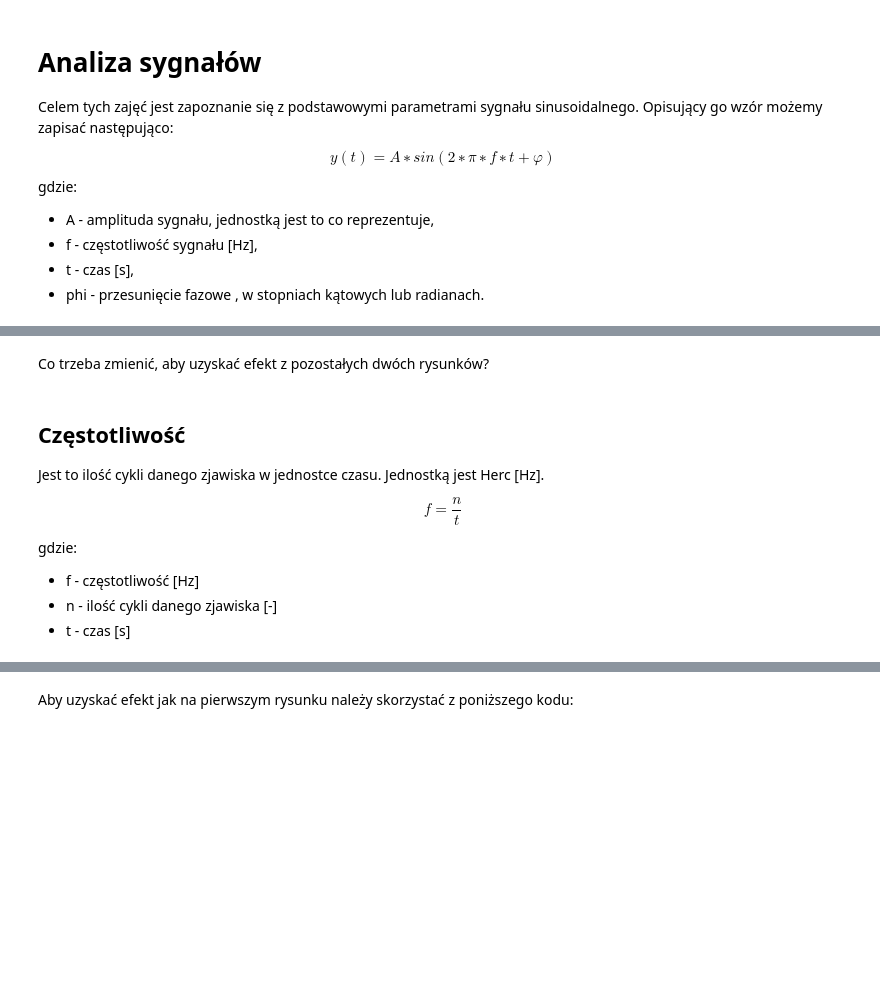
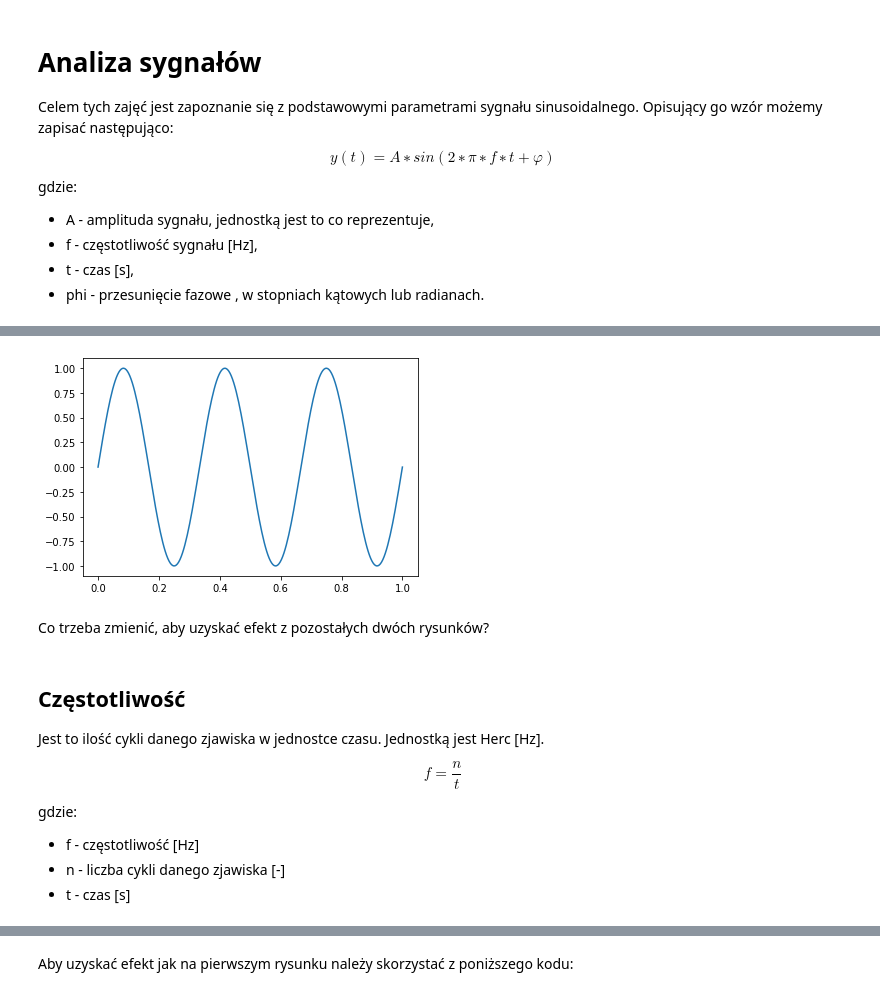
Before and after one commit to jvlkafl/kogni-HCI-sem3, a Jupyter notebook: 03_04_analiza_sygnalow/01_Analiza_sygnałów.ipynb, the cells around one changed output, grey strips where cells are left out. Drawn from its saved outputs; the diff is of its cells as text; code cells hidden in the pictures; blank space fills up the shorter version.

```diff
--- a/03_04_analiza_sygnalow/01_Analiza_sygnałów.ipynb
+++ b/03_04_analiza_sygnalow/01_Analiza_sygnałów.ipynb
@@ -23,11 +26,13 @@ import matplotlib.pyplot as plt
 # %%
 f = 3
 A = 1
-t = np.linspace(0, 1, 256)
+t = np.linspace(0, 1, 250)
 sygnal = A*np.sin(2*np.pi*f*t)
 
 plt.plot(t, sygnal)
 plt.show()
+# %% [output]
+[figure, added]
 # %% [markdown]
 Co trzeba zmienić, aby uzyskać efekt z pozostałych dwóch rysunków?
 # %% [markdown]
@@ -41,7 +46,7 @@ $$f=\frac{n}{t}$$
 gdzie:
 
 - f - częstotliwość [Hz]
-- n - ilość cykli danego zjawiska [-]
+- n - liczba cykli danego zjawiska [-]
 - t - czas [s]
 # %% [markdown]
 ![czestotliwosc1](../images/czestotliwosc.jpg)
```
Also changed, not shown: parts of 10 cells of this notebook.
